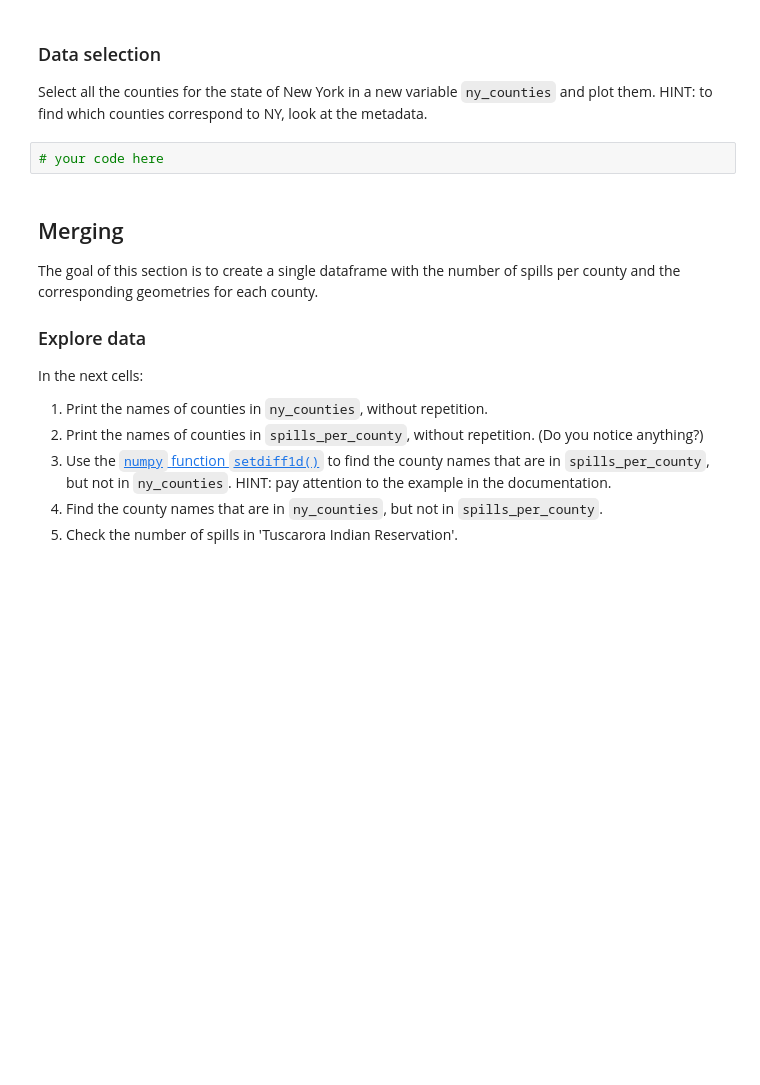
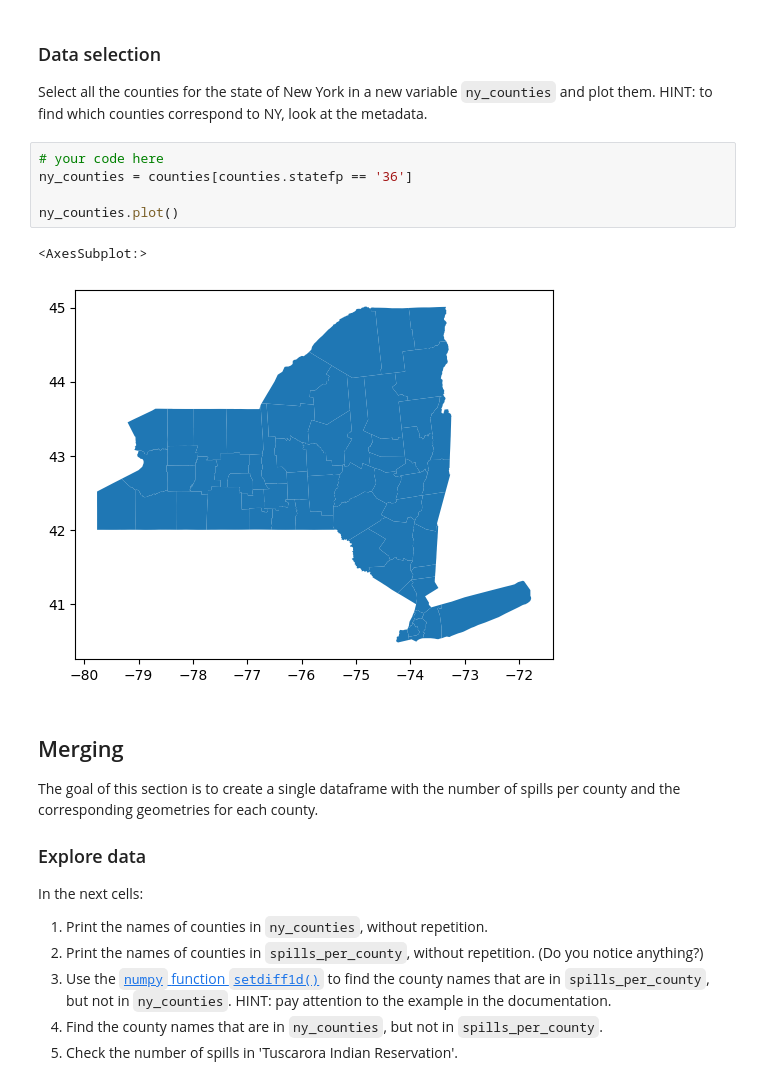
Before and after one commit to shmuir/eds-220-assignment-3, a Jupyter notebook: hwk3-task1-spills.ipynb, the cells around one changed output. Cells and saved outputs as stored; diff of their text form; blank space fills up the shorter version.

```diff
--- a/hwk3-task1-spills.ipynb
+++ b/hwk3-task1-spills.ipynb
@@ -156,6 +300,12 @@ You can add any other cells of preliminary data exploration.
 Select all the counties for the state of New York in a new variable `ny_counties` and plot them. HINT: to find which counties correspond to NY, look at the metadata.
 # %%
 # your code here
+ny_counties = counties[counties.statefp == '36']
+
+ny_counties.plot()
+# %% [output]
+<AxesSubplot:>
+[figure, added]
 # %% [markdown]
 ## Merging
 
```
Also changed, not shown: parts of 46 cells of this notebook.
